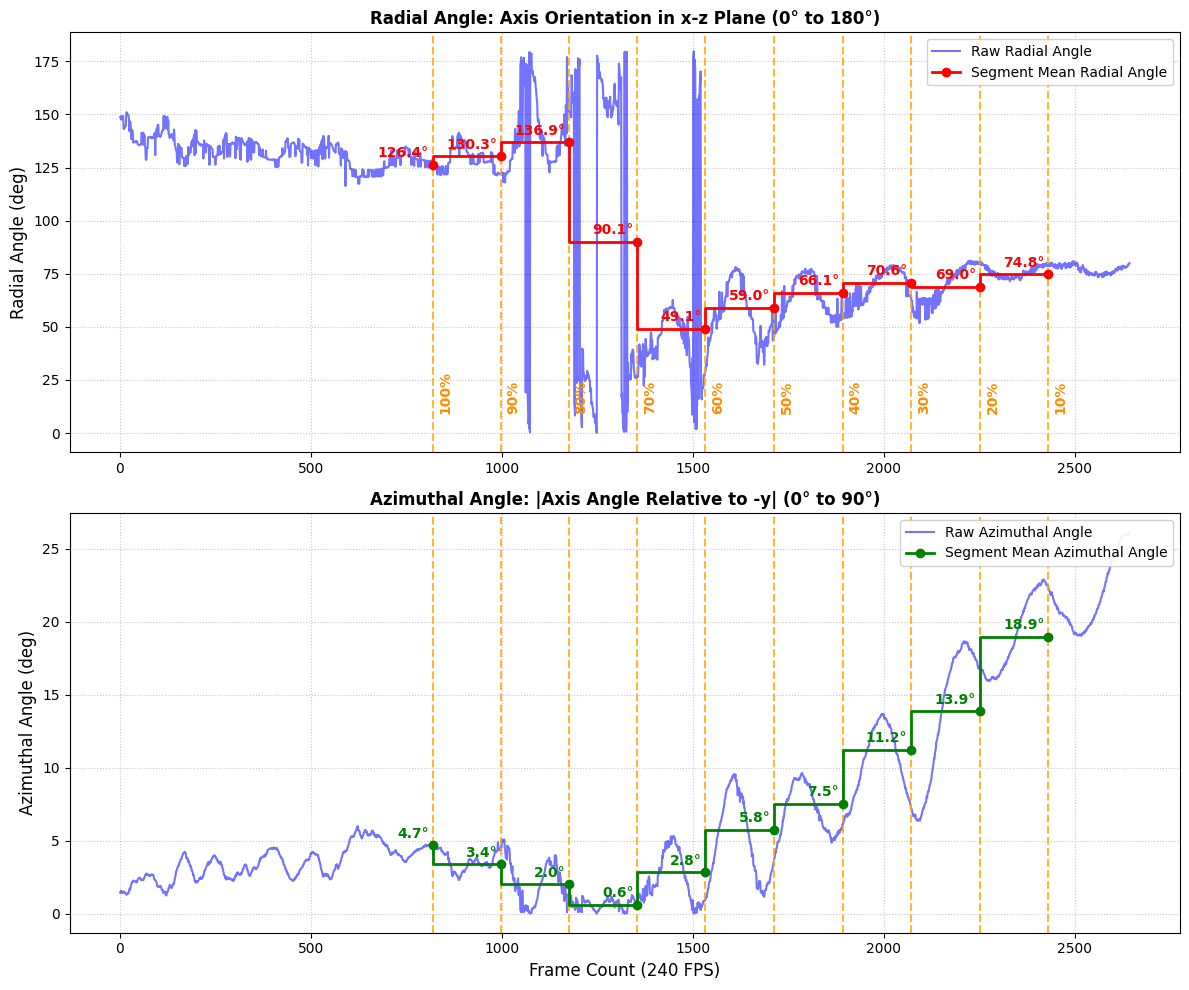
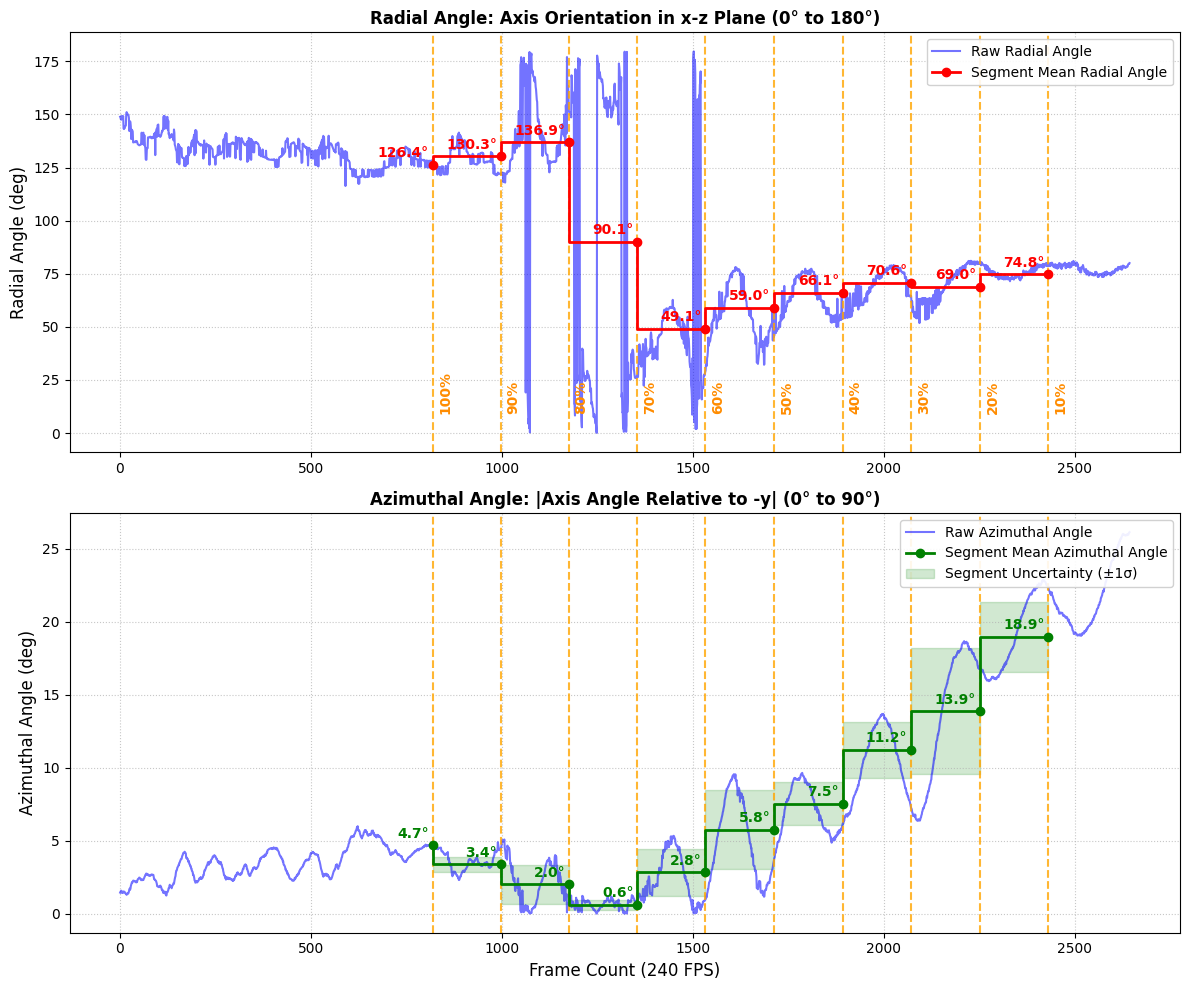
Code edit (unified diff) that turned the first committed figure into the second:
--- before
+++ after
@@ -12,4 +12,5 @@
 mean_segment_angles = []
 segment_std_angles = []
+segment_var_angles = []
 segment_buffer = 20
 
@@ -61,7 +62,9 @@
     mean_val = seg.mean()
     std_val = seg.std()
+    var_val = seg.var()
     mean_segment_angles.append(mean_val)
     segment_std_angles.append(std_val)
-    print(f"Segment {i}: Mean Azimuthal: {mean_val:.2f}, Std: {std_val:.2f}")
+    segment_var_angles.append(var_val)
+    print(f"Segment {i}: Mean Azimuthal: {mean_val:.2f}, Std: {std_val:.2f}, Var: {var_val:.2f}")
 
 ax2.plot(df['frame'], df['azimuthal_angle_deg'], 'b-', alpha=0.55, label='Raw Azimuthal Angle')
@@ -75,4 +78,9 @@
 ax2.plot(brightness_frames, mean_segment_angles, 'go-', drawstyle='steps-pre',
          linewidth=2, markersize=6, label='Segment Mean Azimuthal Angle')
+
+azim_lower = [m - s if pd.notna(m) and pd.notna(s) else float('nan') for m, s in zip(mean_segment_angles, segment_std_angles)]
+azim_upper = [m + s if pd.notna(m) and pd.notna(s) else float('nan') for m, s in zip(mean_segment_angles, segment_std_angles)]
+ax2.fill_between(brightness_frames, azim_lower, azim_upper, step='pre',
+                 color='green', alpha=0.18, label='Segment Uncertainty (±1σ)')
 
 for bt, mean_angle in zip(brightness_frames, mean_segment_angles):

Commit: new code